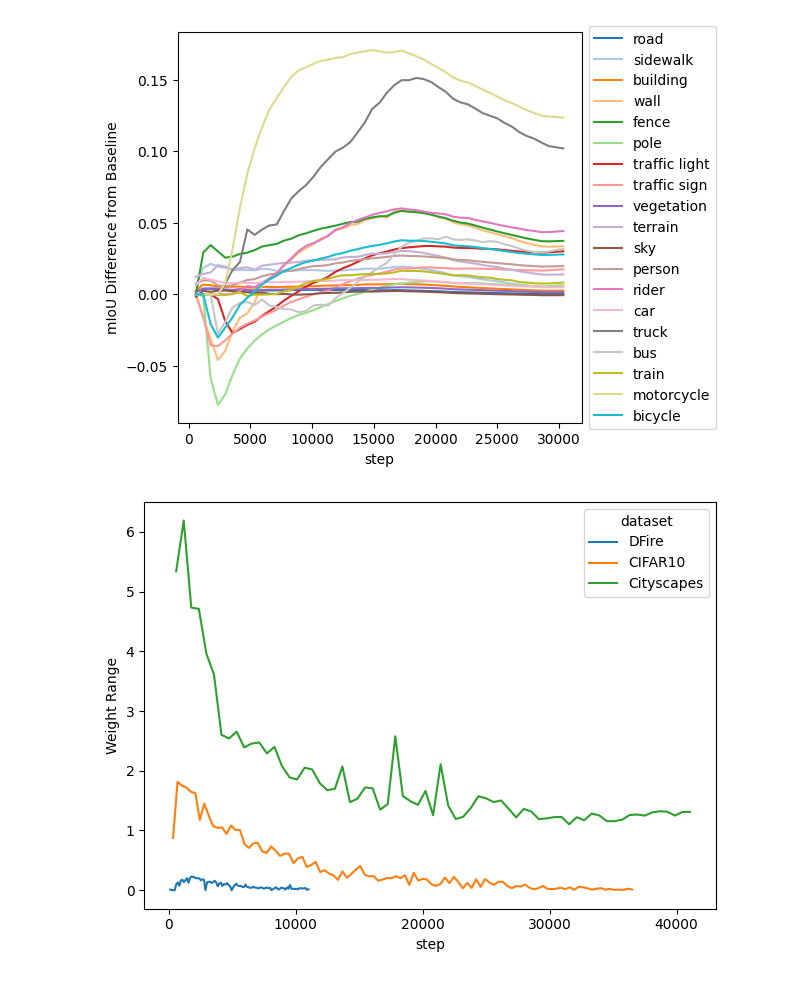
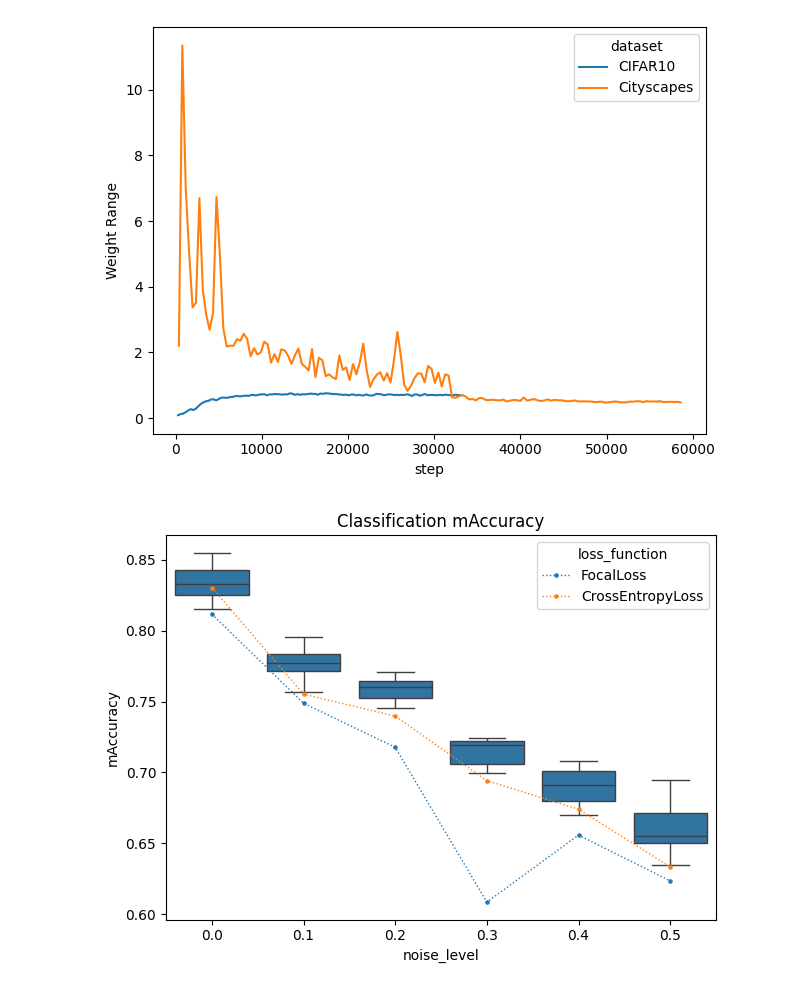
Before and after one commit to brandongk-ubco/thesis-analysis, a Jupyter notebook: citl.ipynb, the cells around one changed output. Saved outputs shown, nothing was run; the diff lists cells and outputs as text; code cells hidden in the pictures.

```diff
--- a/citl.ipynb
+++ b/citl.ipynb
@@ -155,49 +174,7 @@ plt.savefig(f'{image_output_directory}/segmentation_val_miou.png', dpi=300, bbox
-# %%
-classes = [
-    "road",
-    "sidewalk",
-    "building",
-    "wall",
-    "fence",
-    "pole",
-    "traffic light",
-    "traffic sign",
-    "vegetation",
-    "terrain",
-    "sky",
-    "person",
-    "rider",
-    "car",
-    "truck",
-    "bus",
-    "train",
-    "motorcycle",
-    "bicycle",
-]
-
-best_method_val_segmentation_metrics = method_val_segmentation_metrics[method_val_segmentation_metrics["alpha"] == 0.03]
-
-joined_segmentation_metrics = pd.merge(best_method_val_segmentation_metrics, baseline_val_segmentation_metrics, on=["step", "dataset"], how="inner", suffixes=("_method", "_baseline"))
-
-difference_metrics = pd.DataFrame()
-difference_metrics["step"] = joined_segmentation_metrics["step"]
-
-for clazz in classes:
-    difference_metrics[clazz] = joined_segmentation_metrics[f"val_jaccard_{clazz}_method"] - joined_segmentation_metrics[f"val_jaccard_{clazz}_baseline"]
-
-palette = sns.color_palette("tab20", as_cmap=True)
-
-difference_metrics = difference_metrics.melt(id_vars=["step"], var_name="class", value_name="delta")
-fig, ax = plt.subplots()
-sns.lineplot(data=difference_metrics, x="step", y="delta", hue="class", ax=ax, palette=palette.colors)
-ax.legend(loc='center left', bbox_to_anchor=(1, 0.5))
-plt.ylabel("mIoU Difference from Baseline")
-plt.tight_layout()
-plt.savefig(f'{image_output_directory}/segmentation_val_iou_difference.png', dpi=300, bbox_inches='tight')
-# %% [output]
-[figure, removed]
 # %%
-best_weight_metrics = weight_metrics[ (weight_metrics["purpose"] == "Method") & (( (weight_metrics["dataset"] == "DFire") & (weight_metrics["alpha"] == 0.01) ) | ( (weight_metrics["dataset"] == "Cityscapes") & (weight_metrics["alpha"] == 0.03)) | ( (weight_metrics["dataset"] == "CIFAR10") & (weight_metrics["alpha"] == 0.10)))]
+cityscapes_best = ( (weight_metrics["dataset"] == "Cityscapes") & (weight_metrics["alpha"] == 0.02))
+cifar_best = ( (weight_metrics["dataset"] == "CIFAR10") & (weight_metrics["noise_level"] == 0.0) & (weight_metrics["alpha"] == 0.02))
+best_weight_metrics = weight_metrics[ cityscapes_best | cifar_best ]
 best_weight_metrics = best_weight_metrics.pivot(index=["step", "dataset"], columns="metric", values=["value"]).reset_index()
 best_weight_metrics.columns = [col[1] if col[1] else col[0] for col in best_weight_metrics.columns ]
 
@@ -206,4 +183,4 @@ plt.ylabel("Weight Range")
 plt.tight_layout()
 plt.savefig(f'{image_output_directory}/weight_range.png', dpi=300, bbox_inches='tight')
 # %% [output]
-[figure, old version]
+[figure, new version]
@@ -236,3 +216,21 @@ best_test_metrics.to_latex(f"{table_output_directory}/best_test_metrics.tex", fl
+# %%
+best_test_metrics = test_metrics.fillna(0)
+cifar_metrics = best_test_metrics[(best_test_metrics["dataset"] == "CIFAR10") & (best_test_metrics["metric"] == "test_accuracy")]
+standard_cifar_metrics = cifar_metrics[cifar_metrics["purpose"] == "Standard"]
+method_cifar_metrics = cifar_metrics[cifar_metrics["purpose"] == "Method"]
+
+standard_cifar_metrics = standard_cifar_metrics.sort_values("noise_level")
+method_cifar_metrics = method_cifar_metrics.sort_values("noise_level")
+
+fig, ax = plt.subplots()
+sns.boxplot(data=method_cifar_metrics, x="noise_level", y="value", ax=ax, legend='auto')
+sns.pointplot(data=standard_cifar_metrics, x="noise_level", y="value", hue="loss_function", linestyle=':', linewidth=1, ax=ax)
+plt.ylabel("mAccuracy")
+plt.title("Classification mAccuracy")
+plt.tight_layout()
+plt.savefig(f'{image_output_directory}/classification_performance.png', dpi=300, bbox_inches='tight')
+# %% [output]
+[figure, added]
 # %%
 best_test_metrics = method_segmentation_metrics[method_segmentation_metrics["alpha"] == 0.03]
 
```
Also changed, not shown: parts of 21 cells of this notebook, 8 other files.
